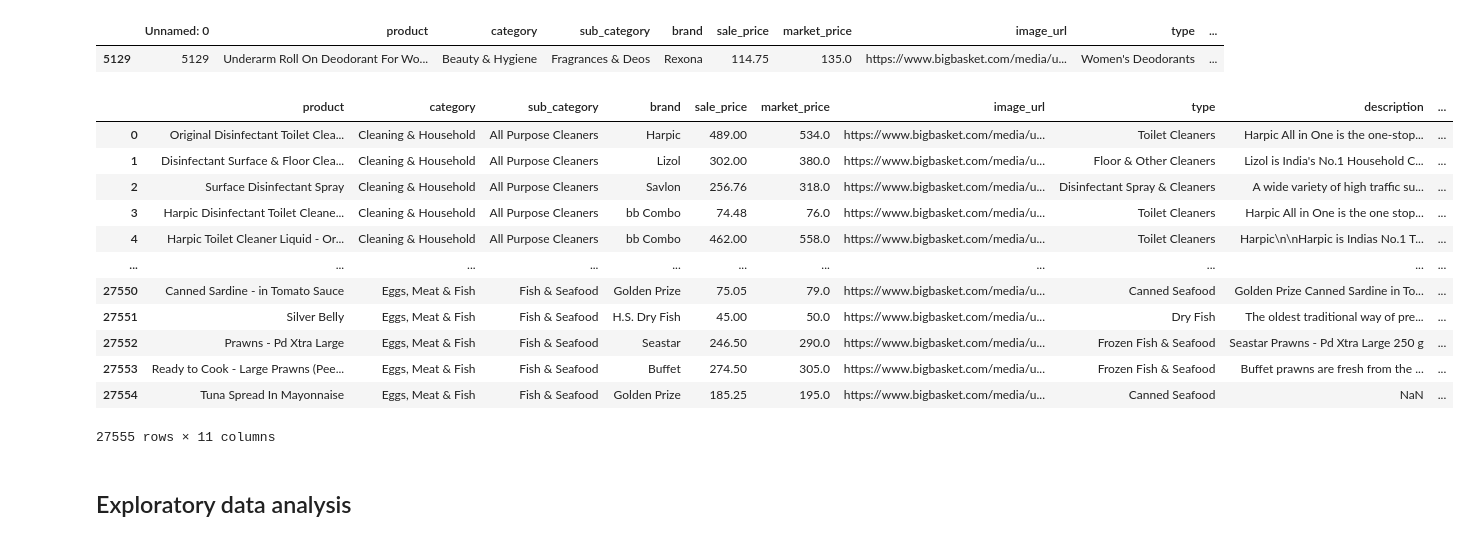
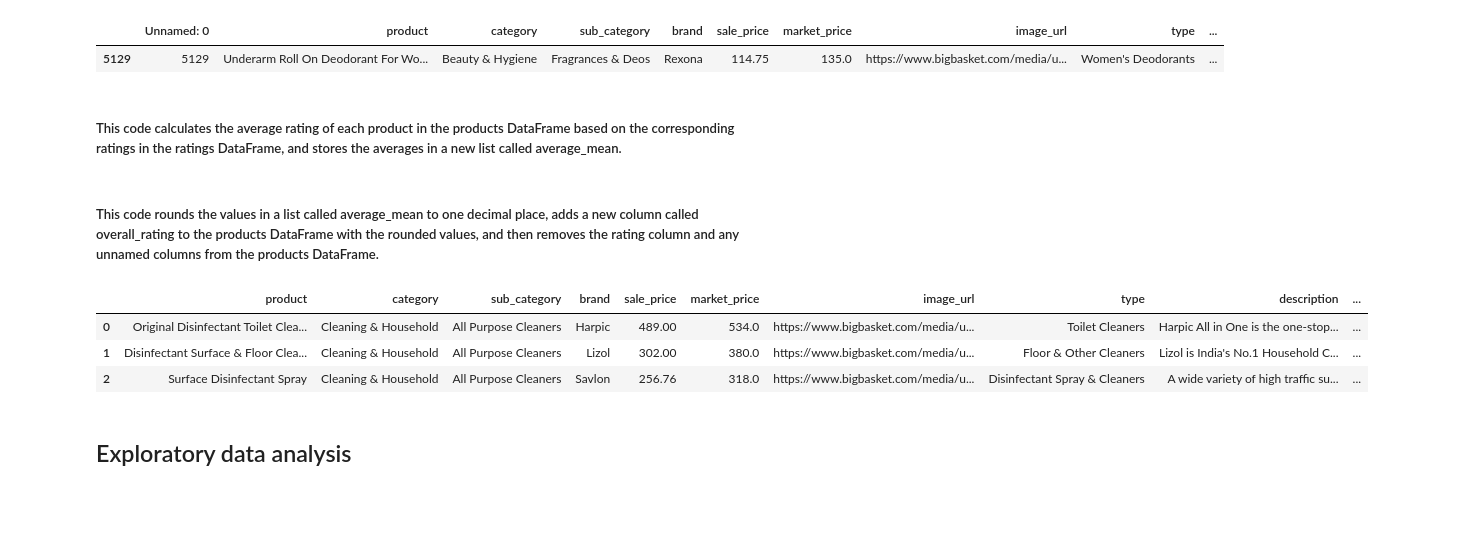
Before and after one commit to SharifulHasnine/product-recomendation-engine, a Jupyter notebook: Product Recommendation Engine.ipynb, the cells around one changed output. Drawn from its saved outputs; the diff is of its cells as text; code cells hidden in the pictures; blank space fills up the shorter version.

```diff
--- a/Product Recommendation Engine.ipynb
+++ b/Product Recommendation Engine.ipynb
@@ -41,32 +63,27 @@ products[products['ProductId']=='B00004ZCJE']
 # %% [output]
 |  | Unnamed: 0 | product | category | sub_category | brand | sale_price | market_price | image_url | type | ... |
 | 5129 | 5129 | Underarm Roll On Deodorant For Wo... | Beauty & Hygiene | Fragrances & Deos | Rexona | 114.75 | 135.0 | https://www.bigbasket.com/media/u... | Women's Deodorants | ... |
+# %% [markdown]
+##### This code calculates the average rating of each product in the products DataFrame based on the corresponding ratings in the ratings DataFrame, and stores the averages in a new list called average_mean.
 # %%
 average_mean = []
 for i in range(0, len(products)):
     average = mean(ratings[ratings['ProductId']==products['ProductId'][i]]['Rating'])
     average_mean.append(average)
+# %% [markdown]
+##### This code rounds the values in a list called average_mean to one decimal place, adds a new column called overall_rating to the products DataFrame with the rounded values, and then removes the rating column and any unnamed columns from the products DataFrame.
 # %%
 average_mean = [ round(elem, 1) for elem in average_mean ]
 products['overall_rating'] = average_mean
 products = products.drop(['rating'], axis=1)
 products.drop(products.columns[products.columns.str.contains('unnamed',case = False)],axis = 1, inplace = True)
 # %%
-products
+products.head(3)
 # %% [output]
 |  | product | category | sub_category | brand | sale_price | market_price | image_url | type | description | ... |
 | 0 | Original Disinfectant Toilet Clea... | Cleaning & Household | All Purpose Cleaners | Harpic | 489.00 | 534.0 | https://www.bigbasket.com/media/u... | Toilet Cleaners | Harpic All in One is the one-stop... | ... |
 | 1 | Disinfectant Surface & Floor Clea... | Cleaning & Household | All Purpose Cleaners | Lizol | 302.00 | 380.0 | https://www.bigbasket.com/media/u... | Floor & Other Cleaners | Lizol is India's No.1 Household C... | ... |
 | 2 | Surface Disinfectant Spray | Cleaning & Household | All Purpose Cleaners | Savlon | 256.76 | 318.0 | https://www.bigbasket.com/media/u... | Disinfectant Spray & Cleaners | A wide variety of high traffic su... | ... |
-| 3 | Harpic Disinfectant Toilet Cleane... | Cleaning & Household | All Purpose Cleaners | bb Combo | 74.48 | 76.0 | https://www.bigbasket.com/media/u... | Toilet Cleaners | Harpic All in One is the one stop... | ... |
-| 4 | Harpic Toilet Cleaner Liquid - Or... | Cleaning & Household | All Purpose Cleaners | bb Combo | 462.00 | 558.0 | https://www.bigbasket.com/media/u... | Toilet Cleaners | Harpic\n\nHarpic is Indias No.1 T... | ... |
-| ... | ... | ... | ... | ... | ... | ... | ... | ... | ... | ... |
-| 27550 | Canned Sardine - in Tomato Sauce | Eggs, Meat & Fish | Fish & Seafood | Golden Prize | 75.05 | 79.0 | https://www.bigbasket.com/media/u... | Canned Seafood | Golden Prize Canned Sardine in To... | ... |
-| 27551 | Silver Belly | Eggs, Meat & Fish | Fish & Seafood | H.S. Dry Fish | 45.00 | 50.0 | https://www.bigbasket.com/media/u... | Dry Fish | The oldest traditional way of pre... | ... |
-| 27552 | Prawns - Pd Xtra Large | Eggs, Meat & Fish | Fish & Seafood | Seastar | 246.50 | 290.0 | https://www.bigbasket.com/media/u... | Frozen Fish & Seafood | Seastar Prawns - Pd Xtra Large 250 g | ... |
-| 27553 | Ready to Cook - Large Prawns (Pee... | Eggs, Meat & Fish | Fish & Seafood | Buffet | 274.50 | 305.0 | https://www.bigbasket.com/media/u... | Frozen Fish & Seafood | Buffet prawns are fresh from the ... | ... |
-| 27554 | Tuna Spread In Mayonnaise | Eggs, Meat & Fish | Fish & Seafood | Golden Prize | 185.25 | 195.0 | https://www.bigbasket.com/media/u... | Canned Seafood | NaN | ... |
-27555 rows × 11 columns
 # %% [markdown]
 ## Exploratory data analysis
 # %%
```
Also changed, not shown: parts of 18 cells of this notebook.
